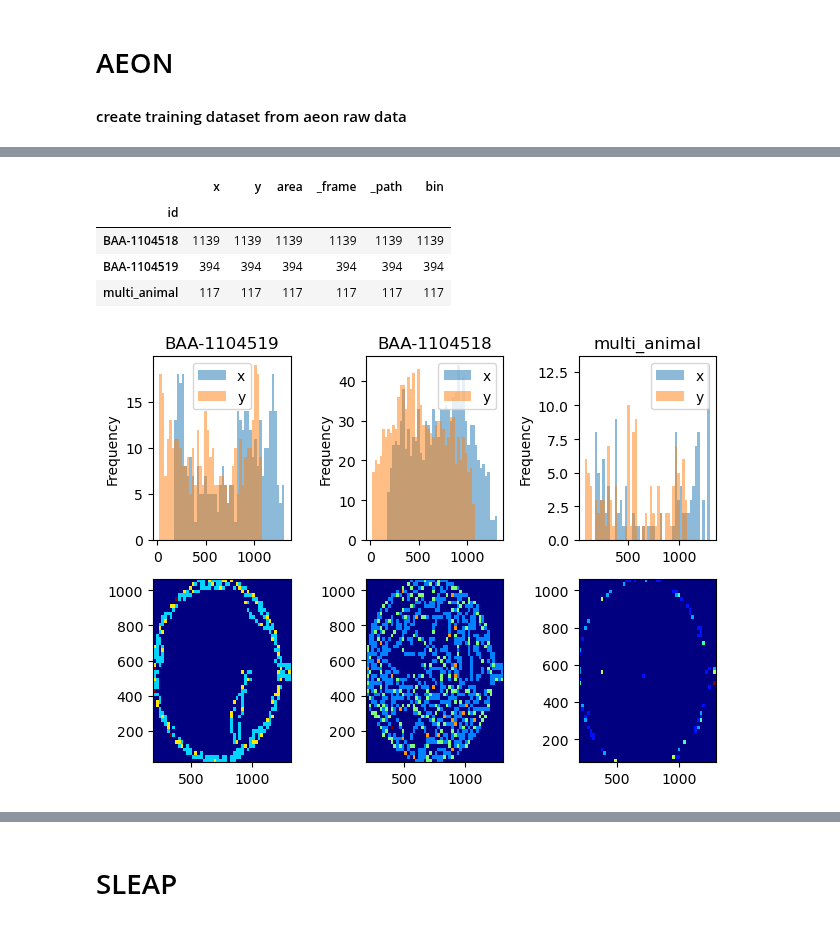
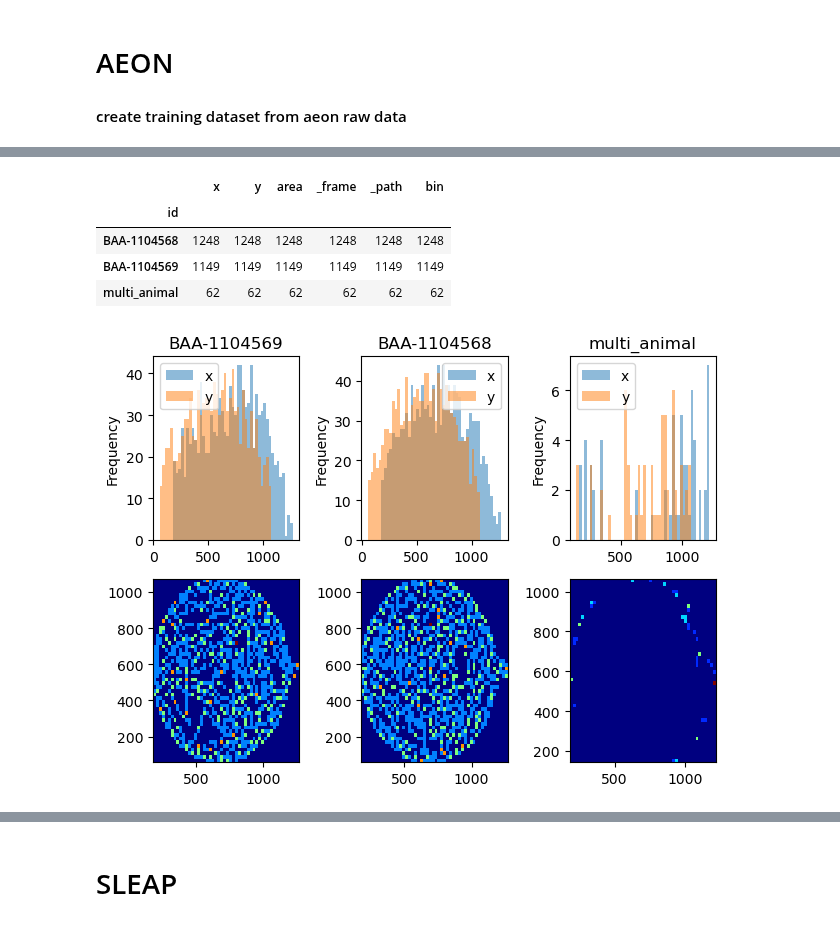
Before and after one commit to SainsburyWellcomeCentre/aeon_scratchpad, a Jupyter notebook: aeon_analysis/social/aeon_sleap.ipynb, the cells around one changed output, grey strips where cells are left out. Drawn from its saved outputs; the diff is of its cells as text; code cells hidden in the pictures.

```diff
--- a/aeon_analysis/social/aeon_sleap.ipynb
+++ b/aeon_analysis/social/aeon_sleap.ipynb
@@ -680,4 +680,23 @@ aeon3_social_310524 = {
     },
     "session": "aeon3_social_310524",
 }
+
+aeon4_social_060624 = {
+    "root": "/ceph/aeon/aeon/data/raw/AEON4/model-training/",
+    "subjects": {
+        "BAA-1104569": {  # no tattoo
+            "start": pd.Timestamp("2024-06-06 13:22:00"),
+            "end": pd.Timestamp("2024-06-06 13:52:00"),
+        },
+        "BAA-1104568": {  # tattooed
+            "start": pd.Timestamp("2024-06-06 12:34:00"),
+            "end": pd.Timestamp("2024-06-06 13:13:00"),
+        },
+        "multi_animal": {
+            "start": pd.Timestamp("2024-06-06 11:50:00"),
+            "end": pd.Timestamp("2024-06-06 12:28:00"),
+        },
+    },
+    "session": "aeon4_social_060624",
+}
 # %%
@@ -701,12 +744,12 @@ aeon_api.load(
 # %%
 # extract single + multi-animal frames
-all_subj_data = create_session_dataset(aeon3_social_310524)
+all_subj_data = create_session_dataset(aeon4_social_060624)
 all_subj_data.groupby(["id"]).count()
 # %% [output]
 |  | x | y | area | _frame | _path | bin |
 | id |  |  |  |  |  |  |
-| BAA-1104518 | 1139 | 1139 | 1139 | 1139 | 1139 | 1139 |
-| BAA-1104519 | 394 | 394 | 394 | 394 | 394 | 394 |
-| multi_animal | 117 | 117 | 117 | 117 | 117 | 117 |
+| BAA-1104568 | 1248 | 1248 | 1248 | 1248 | 1248 | 1248 |
+| BAA-1104569 | 1149 | 1149 | 1149 | 1149 | 1149 | 1149 |
+| multi_animal | 62 | 62 | 62 | 62 | 62 | 62 |
-[figure, old version]
+[figure, new version]
 # %%
```
Also changed, not shown: parts of 29 cells of this notebook.
